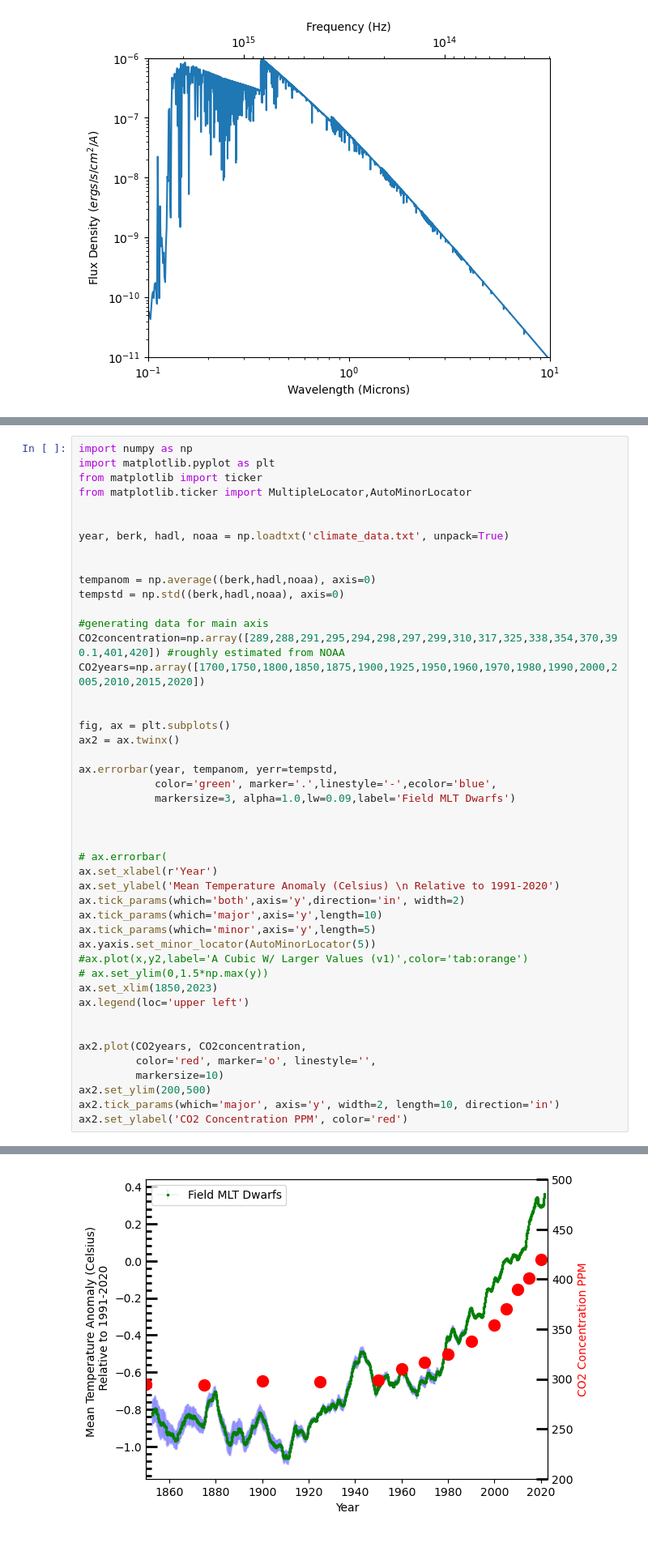
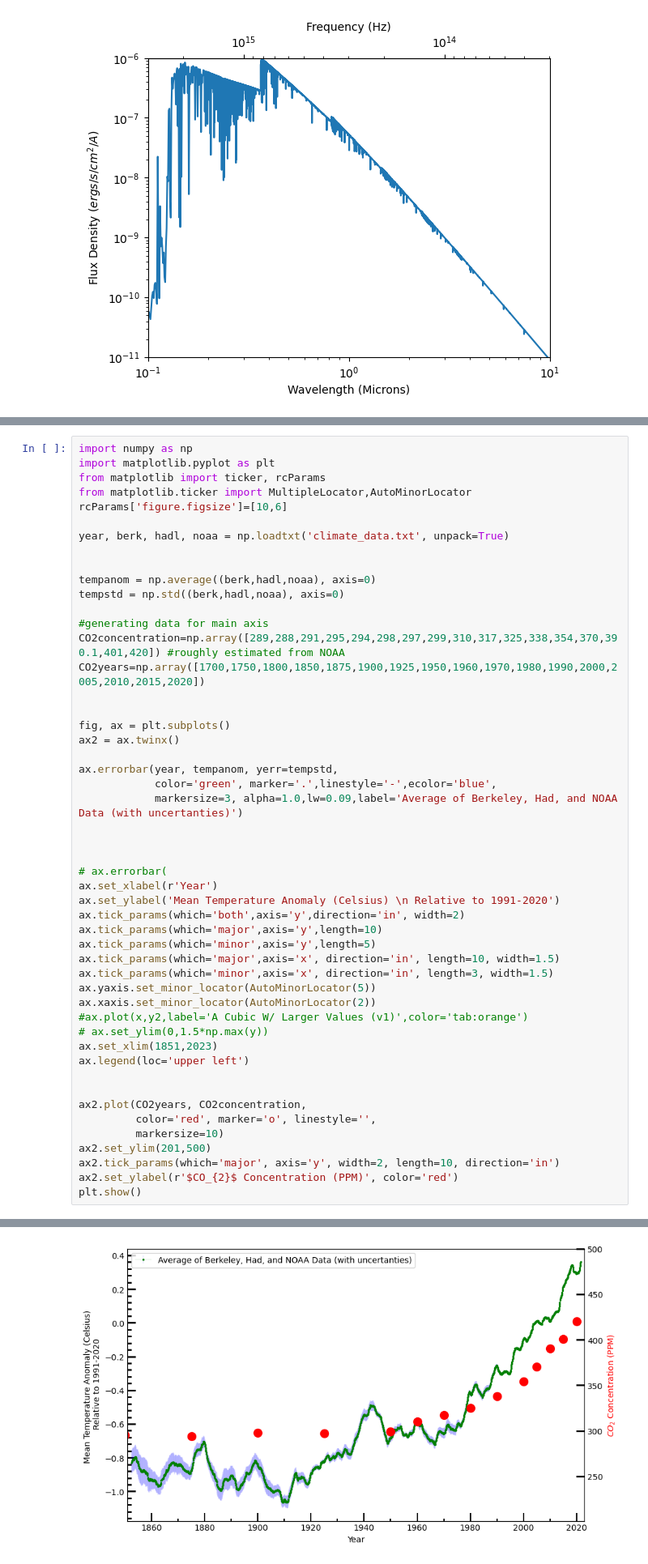
Before and after one commit to astroseandillon/Python-for-data-analysis, a Jupyter notebook: Dillon_Sean_HW_W12.ipynb, the cells around one changed output, grey strips where cells are left out. Shown at 81% size. Saved outputs shown, nothing was run; the diff lists cells and outputs as text.

```diff
--- a/Dillon_Sean_HW_W12.ipynb
+++ b/Dillon_Sean_HW_W12.ipynb
@@ -209,9 +209,9 @@ Here, the green line is the mean temperature anomaly from three separate measure
 # %%
 import numpy as np
 import matplotlib.pyplot as plt
-from matplotlib import ticker
+from matplotlib import ticker, rcParams
 from matplotlib.ticker import MultipleLocator,AutoMinorLocator
-
+rcParams['figure.figsize']=[10,6]
 
 year, berk, hadl, noaa = np.loadtxt('climate_data.txt', unpack=True)
 
@@ -229,7 +229,7 @@ ax2 = ax.twinx()
 
 ax.errorbar(year, tempanom, yerr=tempstd,
             color='green', marker='.',linestyle='-',ecolor='blue',
-            markersize=3, alpha=1.0,lw=0.09,label='Field MLT Dwarfs')
+            markersize=3, alpha=1.0,lw=0.09,label='Average of Berkeley, Had, and NOAA Data (with uncertanties)')
 
 
 
@@ -239,17 +239,21 @@ ax.set_ylabel('Mean Temperature Anomaly (Celsius) \n Relative to 1991-2020')
 ax.tick_params(which='both',axis='y',direction='in', width=2)
 ax.tick_params(which='major',axis='y',length=10)
 ax.tick_params(which='minor',axis='y',length=5)
+ax.tick_params(which='major',axis='x', direction='in', length=10, width=1.5)
+ax.tick_params(which='minor',axis='x', direction='in', length=3, width=1.5)
 ax.yaxis.set_minor_locator(AutoMinorLocator(5))
+ax.xaxis.set_minor_locator(AutoMinorLocator(2))
 #ax.plot(x,y2,label='A Cubic W/ Larger Values (v1)',color='tab:orange')
 # ax.set_ylim(0,1.5*np.max(y))
-ax.set_xlim(1850,2023)
+ax.set_xlim(1851,2023)
 ax.legend(loc='upper left')
 
 
 ax2.plot(CO2years, CO2concentration,
          color='red', marker='o', linestyle='',
          markersize=10)
-ax2.set_ylim(200,500)
+ax2.set_ylim(201,500)
 ax2.tick_params(which='major', axis='y', width=2, length=10, direction='in')
-ax2.set_ylabel('CO2 Concentration PPM', color='red')
+ax2.set_ylabel(r'$CO_{2}$ Concentration (PPM)', color='red')
+plt.show()
 # %% [output]
@@ -257,4 +260,4 @@ Text(0, 0.5, 'CO2 Concentration PPM')
-[figure, old version]
+[figure, new version]
 # %% [markdown]
 ### 5. Shadings/Fill-Between Plots
 
```
Also changed, not shown: parts of 1 cell of this notebook.
